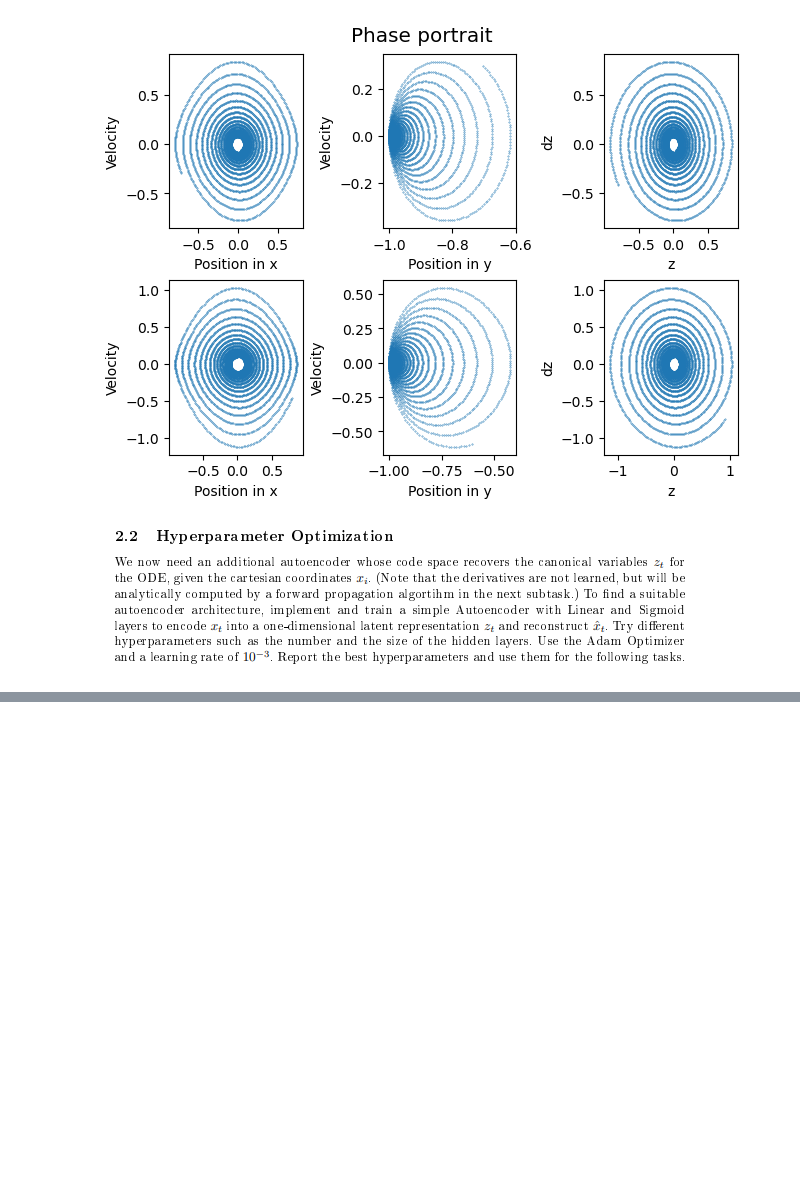
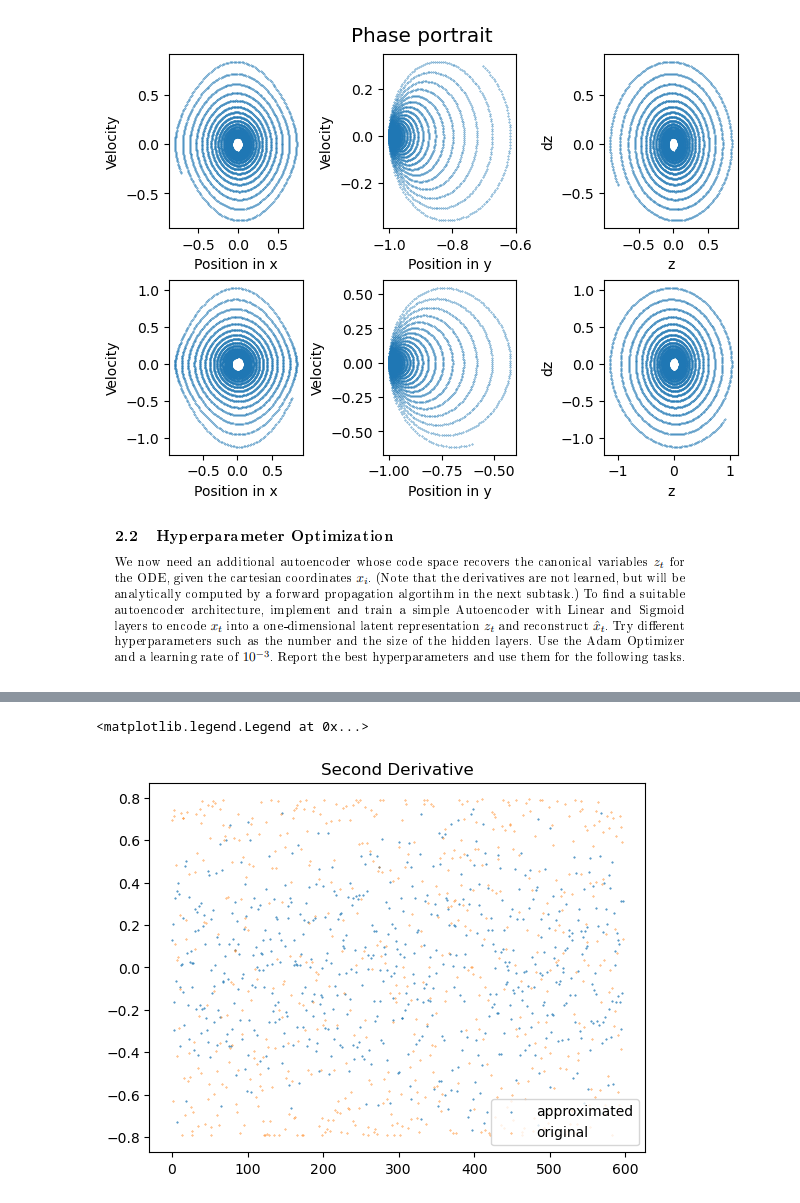
Before and after one commit to AnuR1234/GNN, a Jupyter notebook: Assignment5/Untitled.ipynb, the cells around one changed output, grey strips where cells are left out. Drawn from its saved outputs; the diff is of its cells as text; code cells hidden in the pictures; blank space fills up the shorter version.

```diff
--- a/Assignment5/Untitled.ipynb
+++ b/Assignment5/Untitled.ipynb
@@ -335,0 +371,24 @@ TypeError: LinearDerivatives.forward() missing 2 required positional arguments:
+# %%
+def finite_differences_first_order(x, dt):
+    x_dot = []
+    for i in range(1, len(x) - 1):
+        x_dot.append((x[i+1] - x[i-1]) / (2* dt))
+    return x_dot
+# %%
+def finite_differences_second_order(x, dt):
+    x_ddot = []
+    for i in range(1, len(x) - 1):
+        x_ddot.append((x[i-1]  -2*x[i] + x[i+1]) / (dt**2))
+    return x_ddot
+# %%
+z_dot = finite_differences_first_order(z_test[:, :, 0], 0.6)
+# %%
+z_ddot = finite_differences_second_order(z_test[:, :, 0], 2)
+# %%
+plt.title("Second Derivative")
+plt.scatter(range(len(z_dot)), z_ddot, s=0.2, label="approximated")
+plt.scatter(range(len(z_dot)), z_test[1:-1, :, 1], s=0.1, label="original")
+plt.legend()
+# %% [output]
+<matplotlib.legend.Legend at 0x...>
+[figure, added]
```
Also changed, not shown: parts of 15 cells of this notebook, 4 other files.
